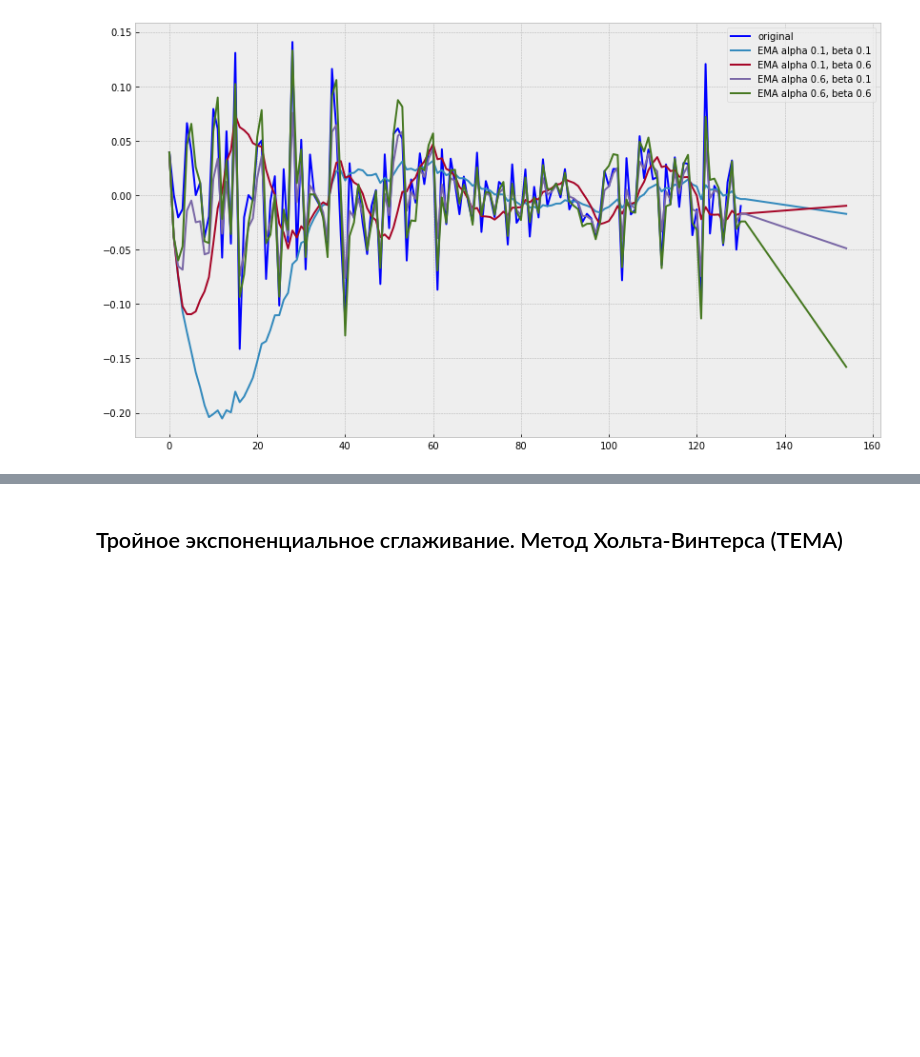
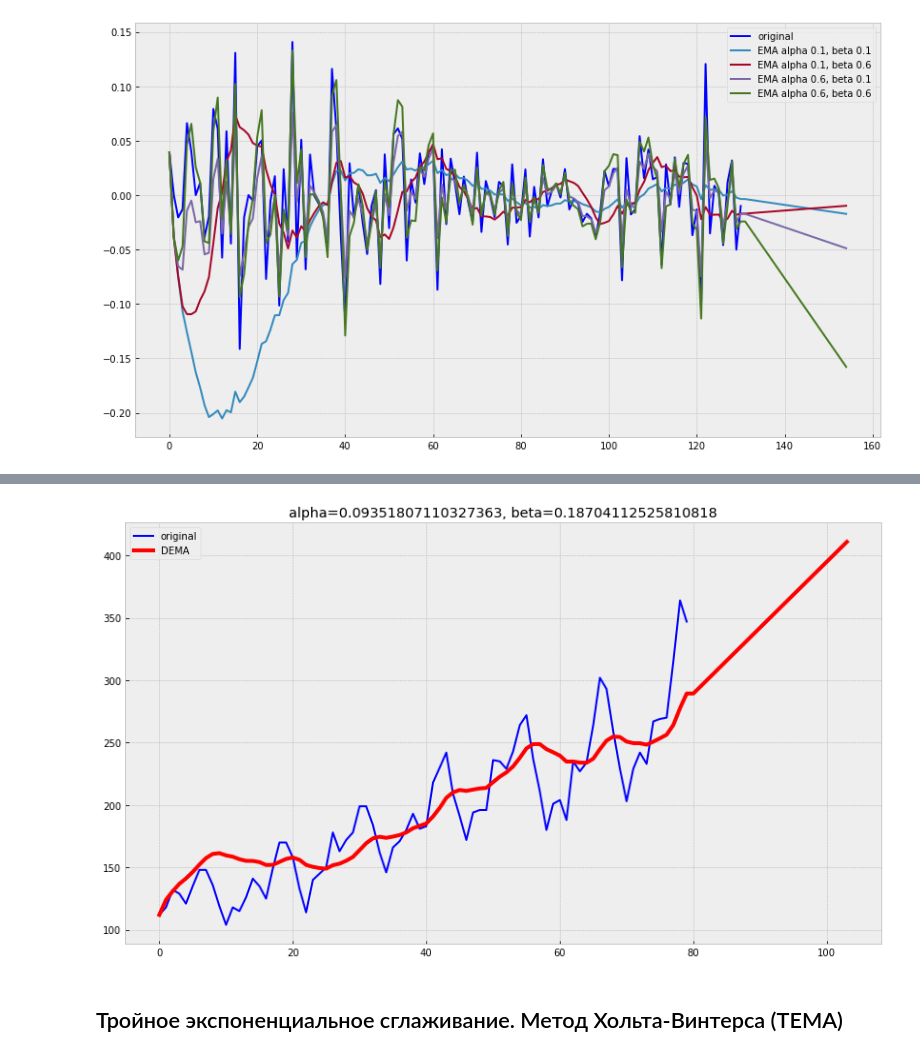
Before and after one commit to AndreyDS27/DS27, a Jupyter notebook: TSML-3/002-HW-TSML-3-Timeseries_Analysis.ipynb, the cells around one changed output, grey strips where cells are left out. Cells and saved outputs as stored; diff of their text form; code cells hidden in the pictures; blank space fills up the shorter version.

```diff
--- a/TSML-3/002-HW-TSML-3-Timeseries_Analysis.ipynb
+++ b/TSML-3/002-HW-TSML-3-Timeseries_Analysis.ipynb
@@ -419,0 +547,23 @@ with plt.style.context('bmh'):
+# %%
+series = series_non_stationary
+
+train, val = series[:80], series[80:]
+# %%
+def mse_cross_val(X):
+    alpha, beta = X
+    split = TimeSeriesSplit(n_splits=3)
+    errors = []
+
+    for train_split, test_split in split.split(train):
+        train_split_ts = train.iloc[train_split]
+        test_split_ts = train.iloc[test_split]
+#         print(train_split_ts)
+#         print(test_split_ts)
+        result = double_ema(train_split_ts, alpha, beta, len(test_split))
+        predictions = result[-len(test_split_ts):]
+        error = mean_squared_error(predictions, test_split_ts)
+        errors.append(error)
+    print(f'{np.mean(np.array(errors))}------------')
+    return np.mean(np.array(errors))
+# %%
+opt = minimize(mse_cross_val, x0=[0,0], method="Nelder-Mead", bounds = ((0, 1), (0, 1)))
@@ -419,0 +588,3 @@ with plt.style.context('bmh'):
+# %%
+alpha_opt, beta_opt = opt.x
+print(opt)
@@ -420,3 +602,7 @@ with plt.style.context('bmh'):
+# %%
+plot_dema(series=train, alpha=alpha_opt, beta=beta_opt)
+# %% [output]
+[figure, added]
 # %% [markdown]
 ## Тройное экспоненциальное сглаживание. Метод Хольта-Винтерса (TEMA)
 # %% [markdown]
```
Also changed, not shown: parts of 93 cells of this notebook.
